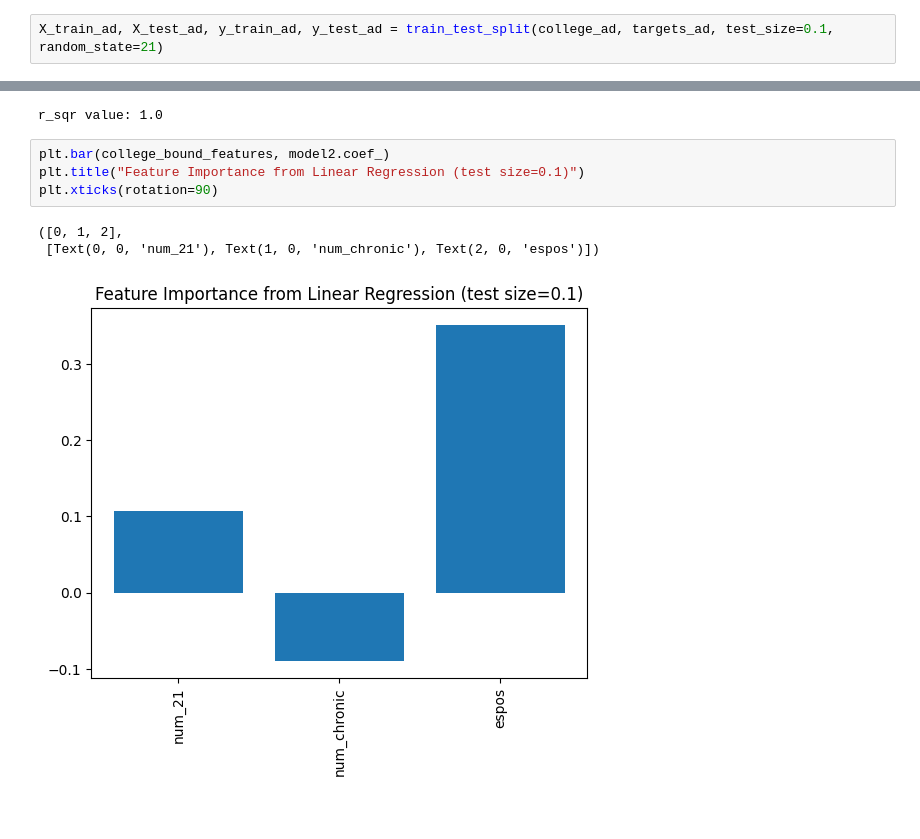
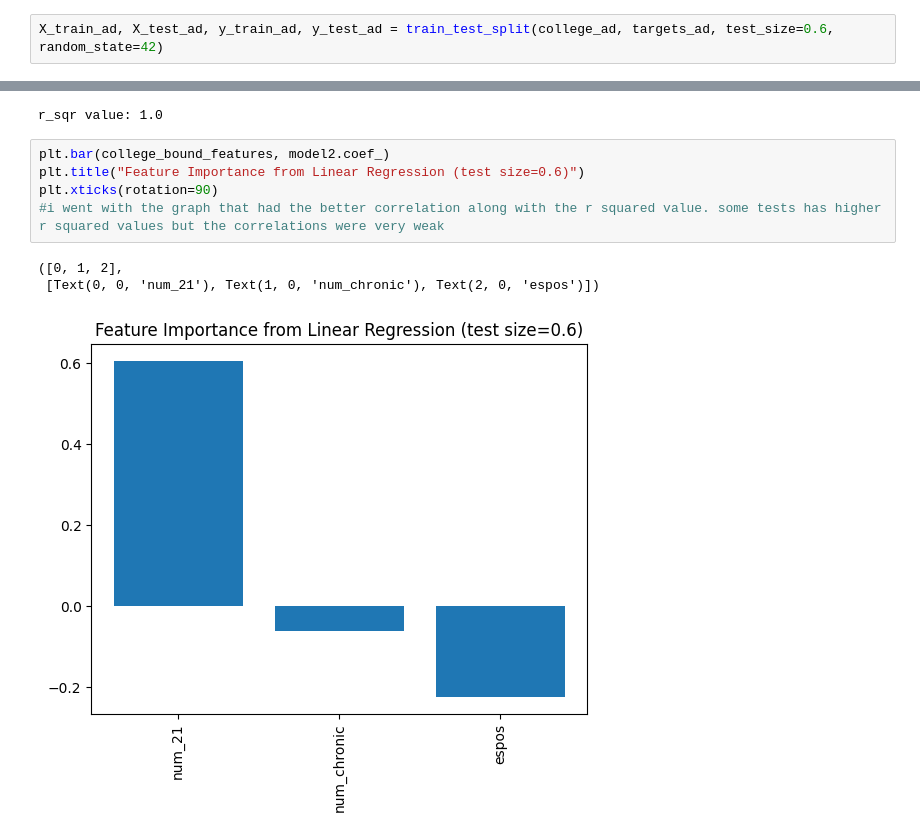
Before and after one commit to mawonuga121/ohtobeascholar, a Jupyter notebook: Awonuga_DSC4900.ipynb, the cells around one changed output, grey strips where cells are left out. Saved outputs shown, nothing was run; the diff lists cells and outputs as text.

```diff
--- a/Awonuga_DSC4900.ipynb
+++ b/Awonuga_DSC4900.ipynb
@@ -472,7 +489,7 @@ college_bound_features = ["num_21",'num_chronic', 'espos']
 college_ad= predictive[college_bound_features]
 targets_ad=predictive['cgr']
 # %%
-X_train_ad, X_test_ad, y_train_ad, y_test_ad = train_test_split(college_ad, targets_ad, test_size=0.1, random_state=21)
+X_train_ad, X_test_ad, y_train_ad, y_test_ad = train_test_split(college_ad, targets_ad, test_size=0.6, random_state=42)
 # %%
 model2 = LinearRegression().fit(X_train_ad, y_train_ad)
 # %%
@@ -494,9 +510,10 @@ print(f'r_sqr value: {model2.score(X_train_ad, y_train_ad)}')
 r_sqr value: 1.0
 # %%
 plt.bar(college_bound_features, model2.coef_)
-plt.title("Feature Importance from Linear Regression (test size=0.1)")
+plt.title("Feature Importance from Linear Regression (test size=0.6)")
 plt.xticks(rotation=90)
+#i went with the graph that had the better correlation along with the r squared value. some tests has higher r squared values but the correlations were very weak
 # %% [output]
 ([0, 1, 2],
  [Text(0, 0, 'num_21'), Text(1, 0, 'num_chronic'), Text(2, 0, 'espos')])
-[figure, old version]
+[figure, new version]
```
Also changed, not shown: parts of 11 cells of this notebook.
